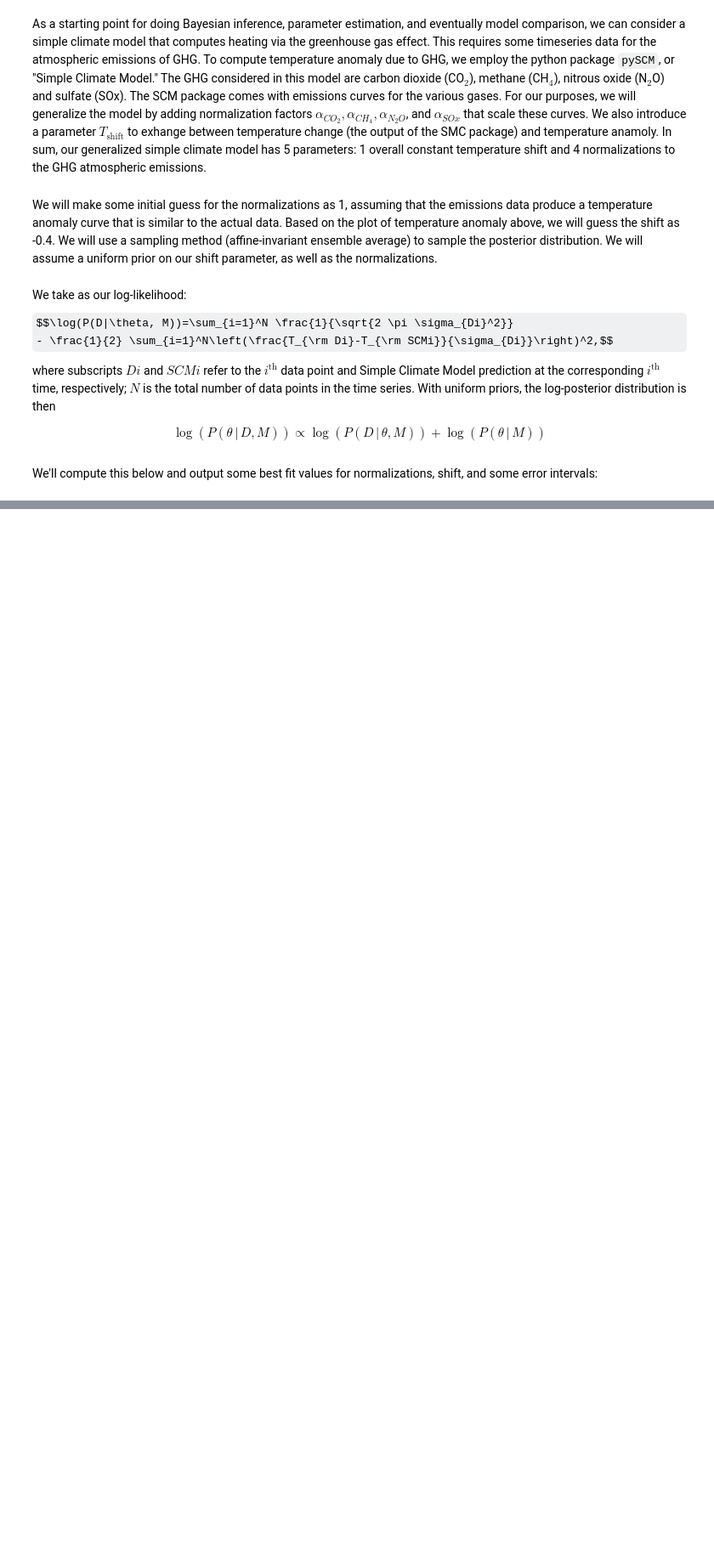
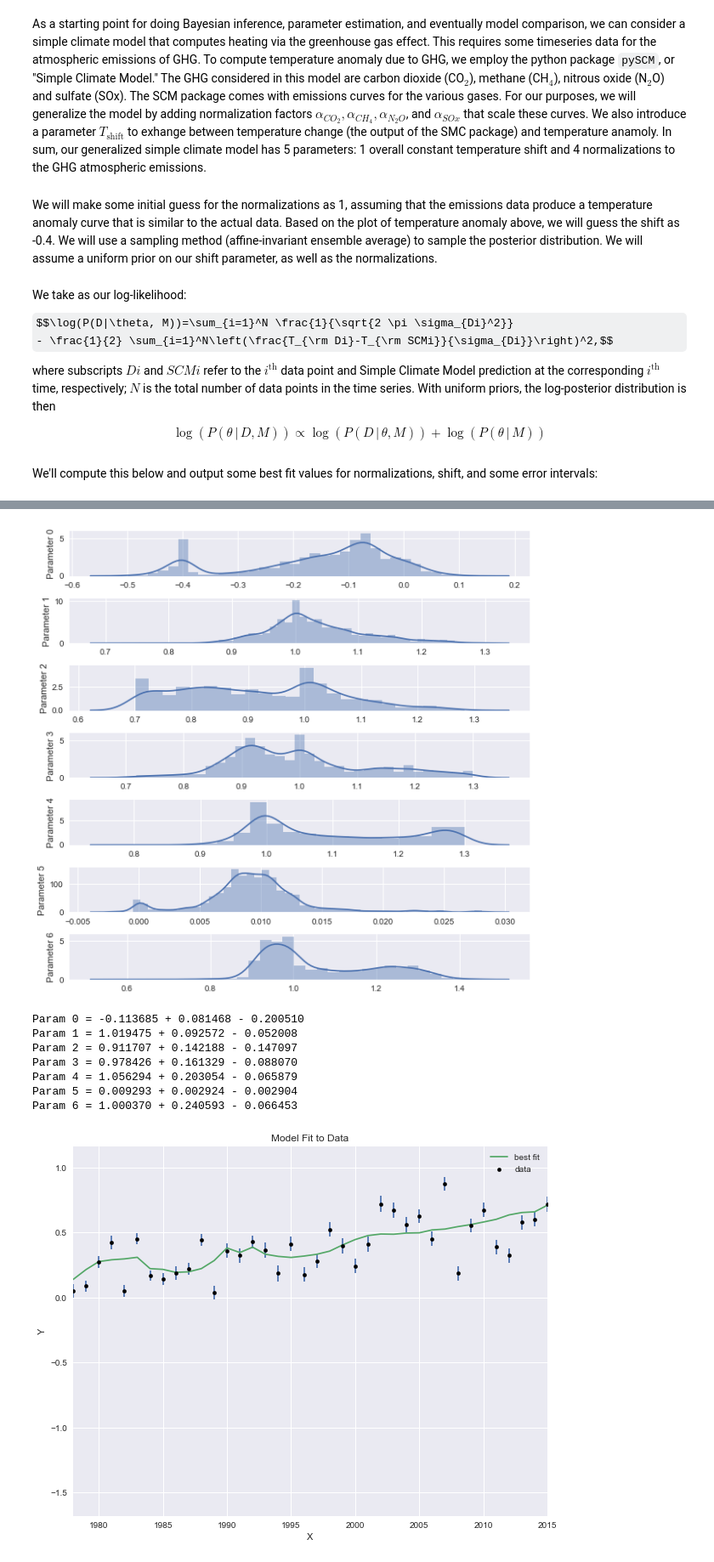
Before and after one commit to mrowan137/Climate, a Jupyter notebook: tutorial.ipynb, the cells around one changed output, grey strips where cells are left out. Shown: that part at 85% size. Drawn from its saved outputs; the diff is of its cells as text; code cells hidden in the pictures; some formulas as TeX source; blank space fills up the shorter version.

```diff
--- a/tutorial.ipynb
+++ b/tutorial.ipynb
@@ -165,0 +162,8 @@ Param 1 = 0.978702 + 0.016826 - 0.973467
+# %%
+prior_type = ['uniform' for i in range(7) ]
+prior_param1 = [-0.5, 0.7, 0.7, 0.7, 0.7,  -1,0]
+prior_param2 = [0.5, 1.3, 1.3, 1.3, 1.3,    1,5]
+Mod3 = model.CombinedModel(SCM, CSModel)
+Mod3.set_priors(prior_type, prior_param1, prior_param2)
+paramGuess = [-0.4, 1.,1.,1.,1., 0., 1.]
+%time Mod3Sample = Mod3.run_MCMC(paramGuess, nwalkers=14, nsteps=350)
@@ -165,0 +178,12 @@ Param 1 = 0.978702 + 0.016826 - 0.973467
+# %%
+Mod3.show_results(burnin=100)
+# %% [output]
+[figure, added]
+Param 0 = -0.113685 + 0.081468 - 0.200510
+Param 1 = 1.019475 + 0.092572 - 0.052008
+Param 2 = 0.911707 + 0.142188 - 0.147097
+Param 3 = 0.978426 + 0.161329 - 0.088070
+Param 4 = 1.056294 + 0.203054 - 0.065879
+Param 5 = 0.009293 + 0.002924 - 0.002904
+Param 6 = 1.000370 + 0.240593 - 0.066453
+[figure, added]
```
Also changed, not shown: parts of 16 cells of this notebook.
